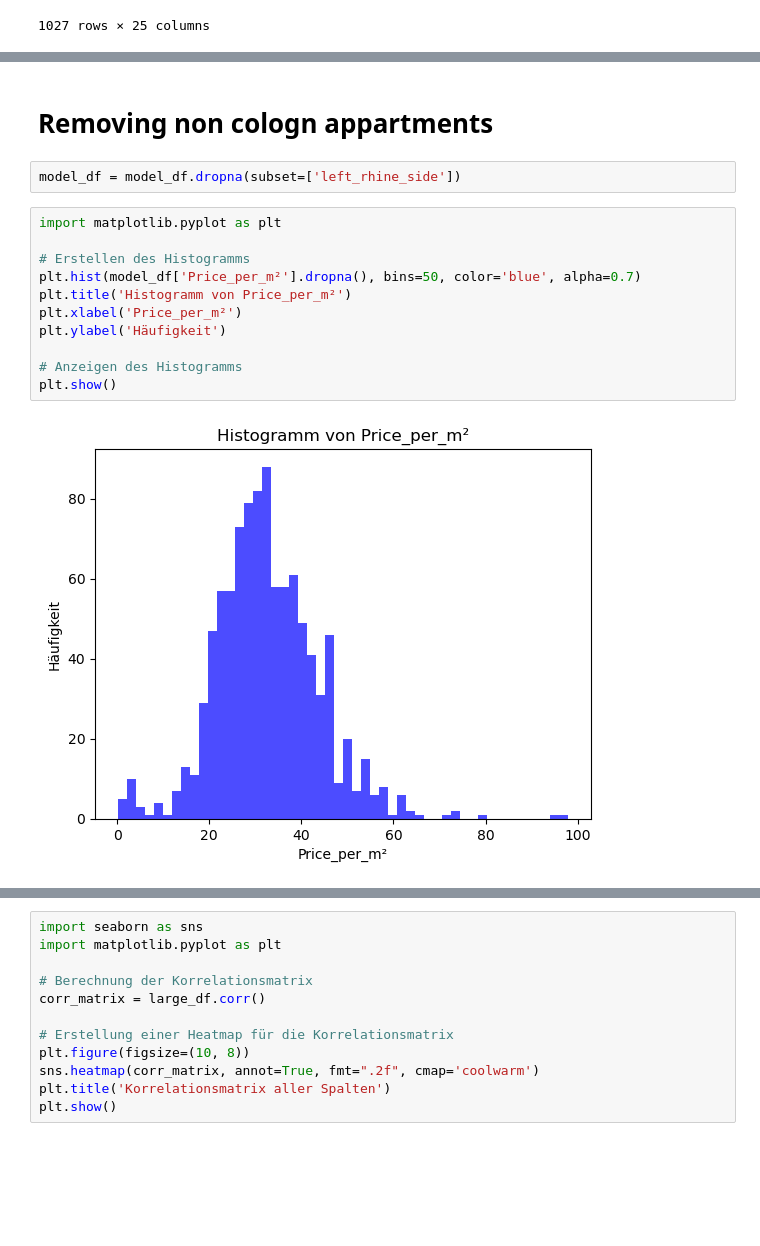
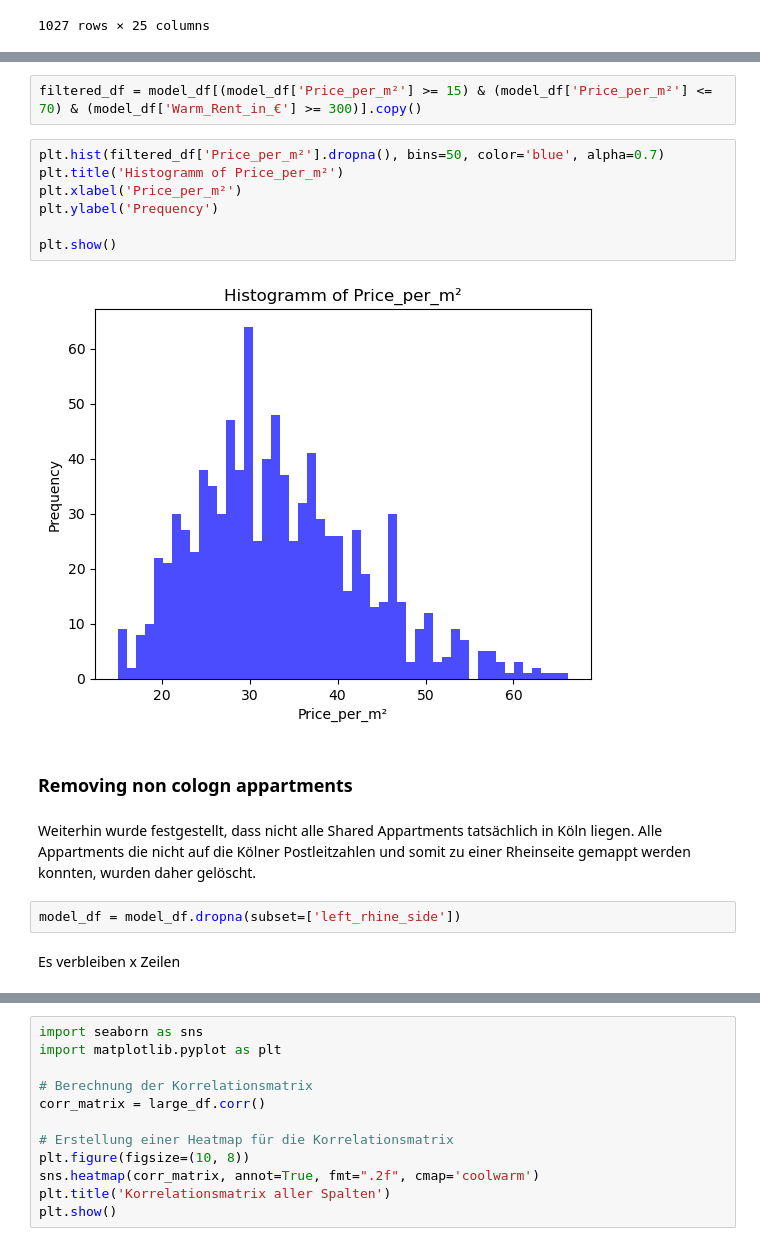
Before and after one commit to iwh-halle/fdap-2024-julian-456, a Jupyter notebook: appartment_analysis/data_analysis/data_analysis.ipynb, the cells around one changed output, grey strips where cells are left out. Cells and saved outputs as stored; diff of their text form; blank space fills up the shorter version.

```diff
--- a/appartment_analysis/data_analysis/data_analysis.ipynb
+++ b/appartment_analysis/data_analysis/data_analysis.ipynb
@@ -27,17 +44,19 @@ model_df
+# %%
+filtered_df = model_df[(model_df['Price_per_m²'] >= 15) & (model_df['Price_per_m²'] <= 70) & (model_df['Warm_Rent_in_€'] >= 300)].copy()
+# %%
+plt.hist(filtered_df['Price_per_m²'].dropna(), bins=50, color='blue', alpha=0.7)
+plt.title('Histogramm of Price_per_m²')
+plt.xlabel('Price_per_m²')
+plt.ylabel('Prequency')
+
+plt.show()
+# %% [output]
+[figure, added]
 # %% [markdown]
-# Removing non cologn appartments
+### Removing non cologn appartments
+# %% [markdown]
+Weiterhin wurde festgestellt, dass nicht alle Shared Appartments tatsächlich in Köln liegen. Alle Appartments die nicht auf die Kölner Postleitzahlen und somit zu einer Rheinseite gemappt werden konnten, wurden daher gelöscht.
 # %%
 model_df = model_df.dropna(subset=['left_rhine_side'])
-# %%
-import matplotlib.pyplot as plt
-
-# Erstellen des Histogramms
-plt.hist(model_df['Price_per_m²'].dropna(), bins=50, color='blue', alpha=0.7)
-plt.title('Histogramm von Price_per_m²')
-plt.xlabel('Price_per_m²')
-plt.ylabel('Häufigkeit')
-
-# Anzeigen des Histogramms
-plt.show()
-# %% [output]
-[figure, removed]
+# %% [markdown]
+Es verbleiben x Zeilen
```
Also changed, not shown: parts of 20 cells of this notebook.
